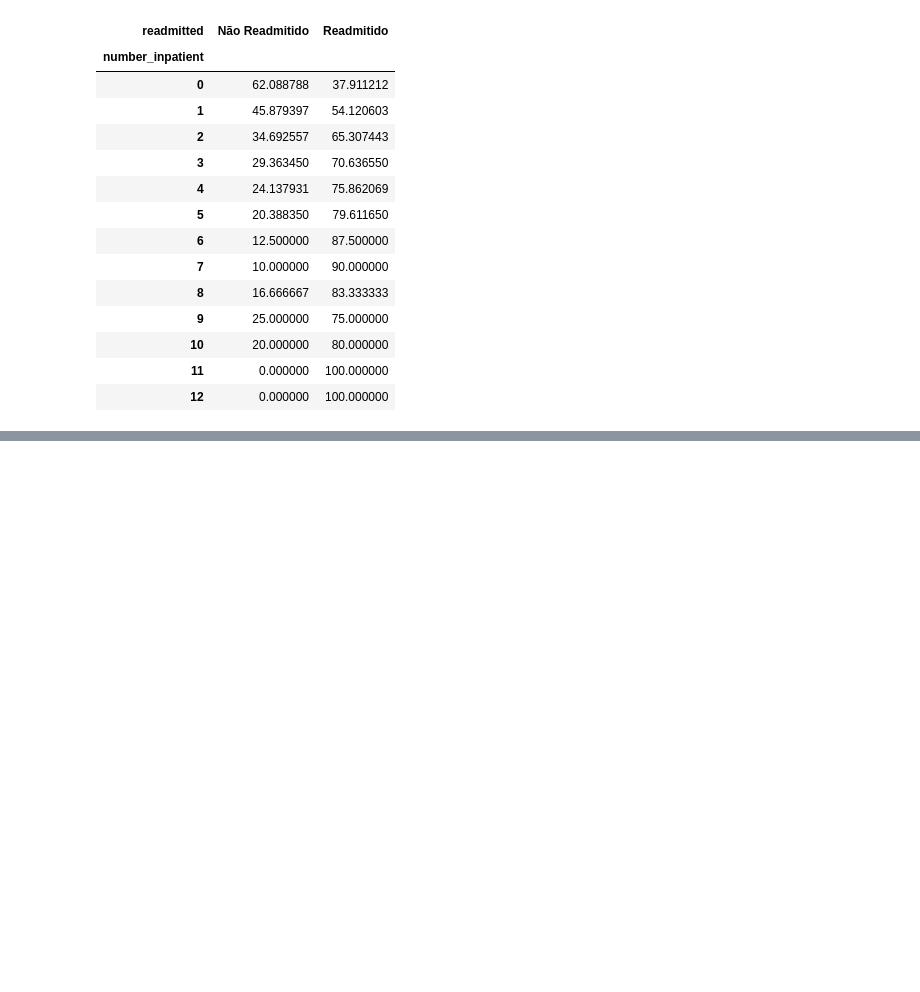
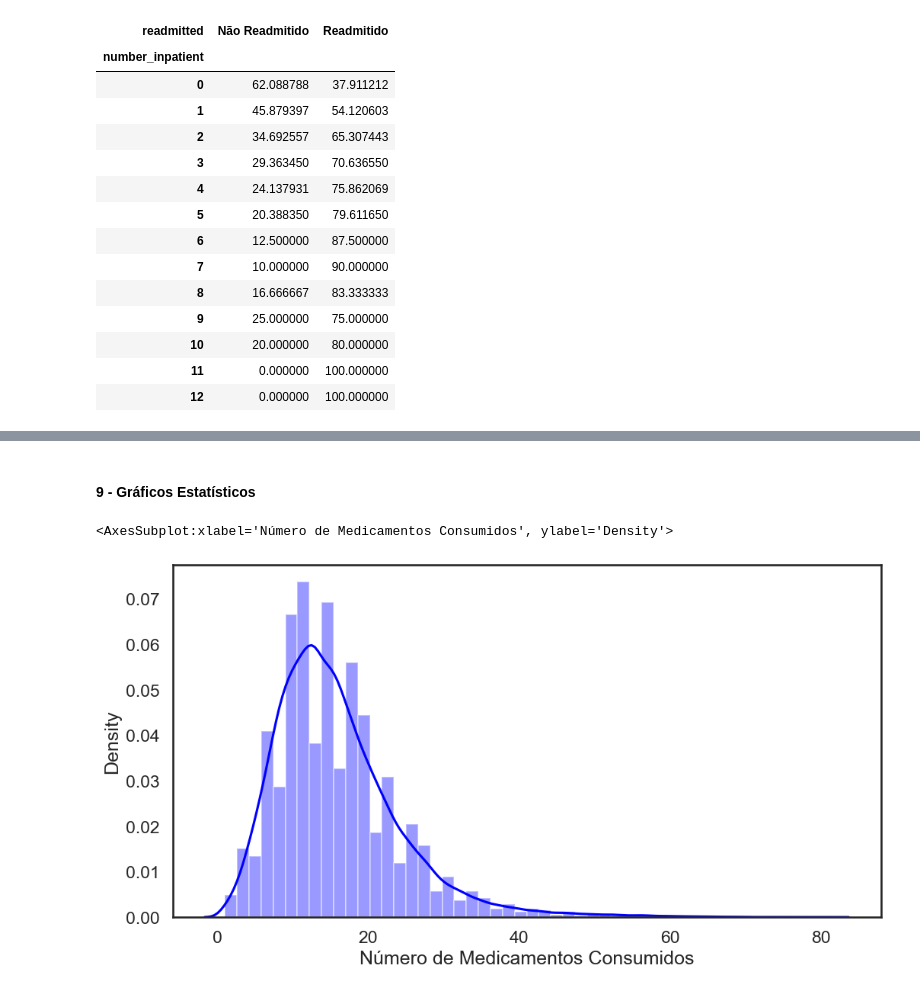
Before and after one commit to SanTavaresD/Analise_de_Dados_com_Linguagem_Python, a Jupyter notebook: 9_Engenharia_de_atributos/projeto_8_parte_2.ipynb, the cells around one changed output, grey strips where cells are left out. Drawn from its saved outputs; the diff is of its cells as text; code cells hidden in the pictures; blank space fills up the shorter version.

```diff
--- a/9_Engenharia_de_atributos/projeto_8_parte_2.ipynb
+++ b/9_Engenharia_de_atributos/projeto_8_parte_2.ipynb
@@ -433,0 +452,11 @@ percent_visitas_readm
+# %% [markdown]
+#### 9 - Gráficos Estatísticos
+# %%
+# Tamanho da figura
+plt.figure(figsize = (12, 6))
+
+# Cria o gráfico
+sns.distplot(dados['num_medications'], hist = True, color = 'Blue', axlabel = "Número de Medicamentos Consumidos")
+# %% [output]
+<AxesSubplot:xlabel='Número de Medicamentos Consumidos', ylabel='Density'>
+[figure, added]
```
Also changed, not shown: parts of 9 cells of this notebook.
